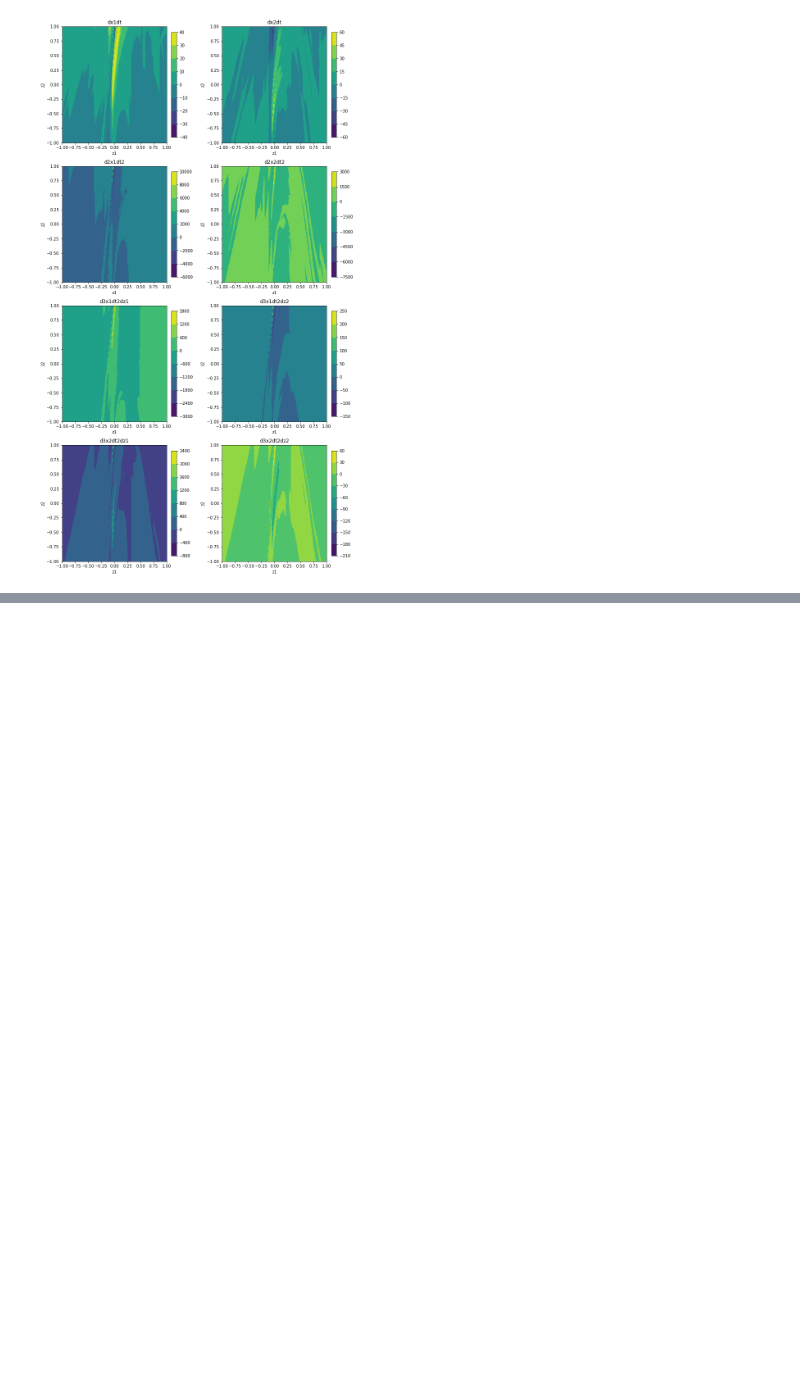
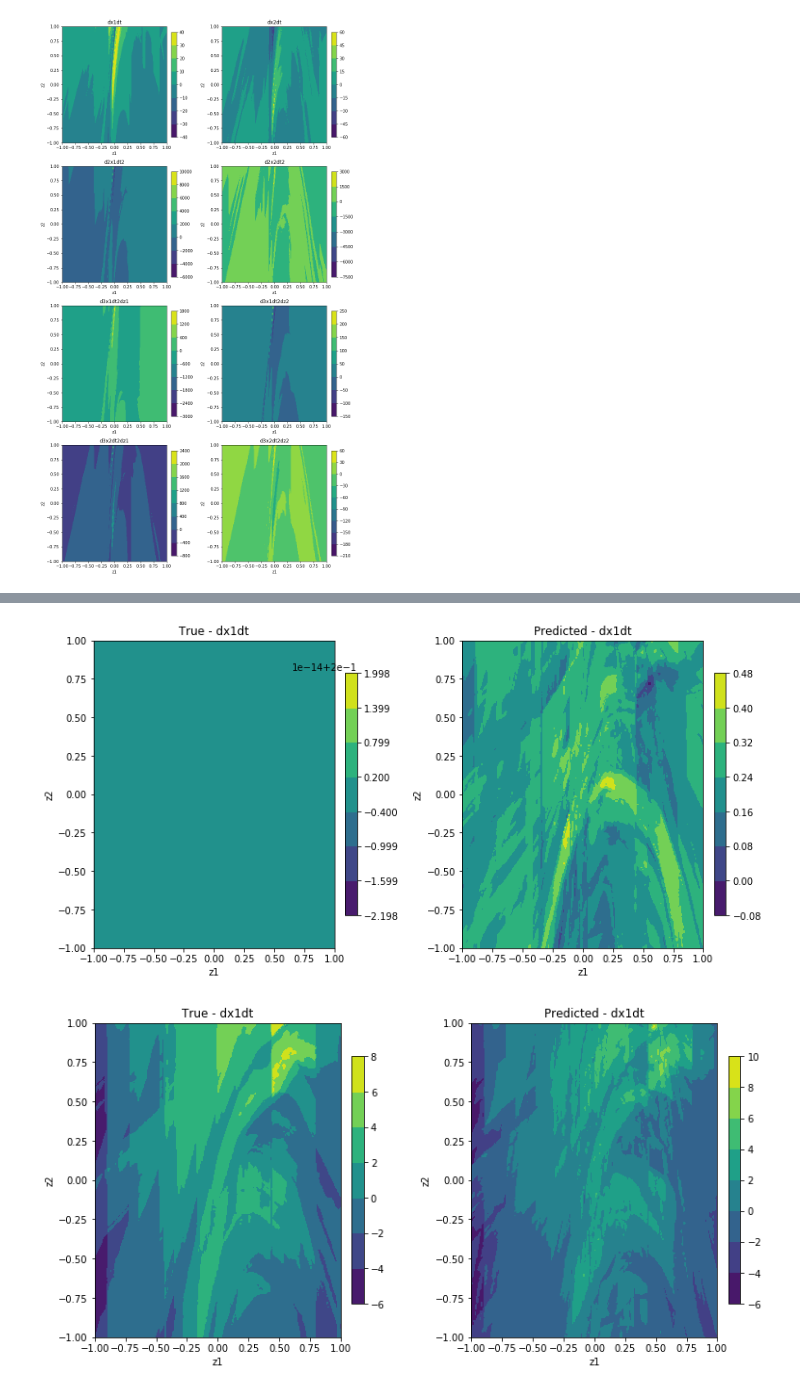
Before and after one commit to Romit-Maulik/Practice, a Jupyter notebook: Generative_Models/Normalizing_Flows/NF_Gradient_HalfMoons.ipynb, the cells around one changed output, grey strips where cells are left out. Saved outputs shown, nothing was run; the diff lists cells and outputs as text; code cells hidden in the pictures; blank space fills up the shorter version.

Commit message:
Added half moon NF example

```diff
--- a/Generative_Models/Normalizing_Flows/NF_Gradient_HalfMoons.ipynb
+++ b/Generative_Models/Normalizing_Flows/NF_Gradient_HalfMoons.ipynb
@@ -405,0 +399,5 @@ for time in np.arange(0.0,final_time,0.1):
+# %%
+training_data = system_data[0]
+
+for i in range(1,len(system_data)):
+    training_data = np.concatenate((training_data,system_data[i]),axis=0)
@@ -405,0 +412,2 @@ for time in np.arange(0.0,final_time,0.1):
+# %%
+training_data = np.loadtxt('Half_moon_data.csv',skiprows=1,delimiter=',',dtype='float64')
@@ -405,0 +530,52 @@ for time in np.arange(0.0,final_time,0.1):
+# %%
+test_input = training_data[:,np.r_[0:2,4:11]]
+true_output = training_data[:,np.r_[2:4]]
+pred_output = neural_net(test_input).numpy()
+# %%
+num_points_per_time = zx.shape[0]*zy.shape[0]
+# %%
+time_step = 2
+start_point = time_step*num_points_per_time
+end_point = (time_step+1)*num_points_per_time
+
+truth = true_output[start_point:end_point,0].reshape(zx.shape[0],zy.shape[0])
+predicted = pred_output[start_point:end_point,0].reshape(zx.shape[0],zy.shape[0])
+
+fig, ax = plt.subplots(nrows=1,ncols=2,figsize=(12,6))
+
+cs1 = ax[0].contourf(zxv,zyv,truth)#,levels=levels)
+ax[0].set_title('True - dx1dt')
+cs2 = ax[1].contourf(zxv,zyv,predicted)#,levels=levels)
+ax[1].set_title('Predicted - dx1dt')
+
+for i in range(2):
+    ax[i].set_xlabel('z1')
+    ax[i].set_ylabel('z2')
+
+fig.colorbar(cs1,ax=ax[0],fraction=0.046, pad=0.04)
+fig.colorbar(cs2,ax=ax[1],fraction=0.046, pad=0.04)
+plt.subplots_adjust(wspace = 0.4)
+plt.show()
+
+
+truth = true_output[start_point:end_point,1].reshape(zx.shape[0],zy.shape[0])
+predicted = pred_output[start_point:end_point,1].reshape(zx.shape[0],zy.shape[0])
+
+fig, ax = plt.subplots(nrows=1,ncols=2,figsize=(12,6))
+
+cs1 = ax[0].contourf(zxv,zyv,truth)#,levels=levels)
+ax[0].set_title('True - dx1dt')
+cs2 = ax[1].contourf(zxv,zyv,predicted)#,levels=levels)
+ax[1].set_title('Predicted - dx1dt')
+
+for i in range(2):
+    ax[i].set_xlabel('z1')
+    ax[i].set_ylabel('z2')
+
+fig.colorbar(cs1,ax=ax[0],fraction=0.046, pad=0.04)
+fig.colorbar(cs2,ax=ax[1],fraction=0.046, pad=0.04)
+plt.subplots_adjust(wspace = 0.4)
+plt.show()
+# %% [output]
+[figure, added]
+[figure, added]
```
Also changed, not shown: parts of 9 cells of this notebook.
